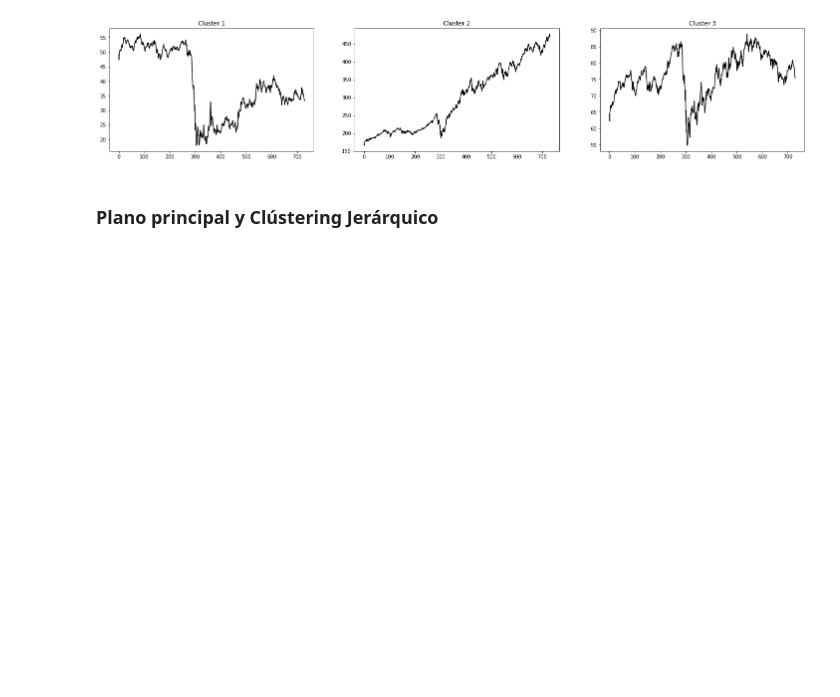
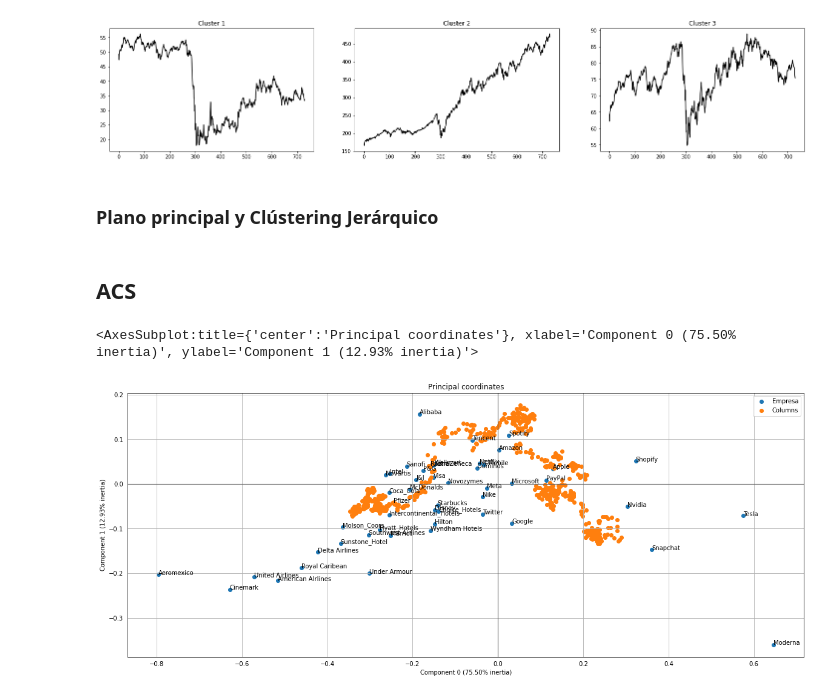
Before and after one commit to RachitVargas/Time_Series---Clustering, a Jupyter notebook: code/Time_Series.ipynb, the cells around one changed output. Drawn from its saved outputs; the diff is of its cells as text; code cells hidden in the pictures; blank space fills up the shorter version.

```diff
--- a/code/Time_Series.ipynb
+++ b/code/Time_Series.ipynb
@@ -466,3 +466,5 @@ for i in range(3):
 # %%
 pca.plot_kmeans(grupos, colores= ["blue", "red", "orange"], legend=True, ejes=[0,1] \
     , titulo = "Plano Principal con Clústering Jerárquico")
+# %% [markdown]
+## ACS
@@ -468,0 +616,2 @@ pca.plot_kmeans(grupos, colores= ["blue", "red", "orange"], legend=True, ejes=[0
+# %%
+ACS = CA(datos = df, n_componentes = 3)
@@ -468,0 +620,5 @@ pca.plot_kmeans(grupos, colores= ["blue", "red", "orange"], legend=True, ejes=[0
+# %%
+ACS.bitplot(labels_var=False, figsize=(20,8))
+# %% [output]
+<AxesSubplot:title={'center':'Principal coordinates'}, xlabel='Component 0 (75.50% inertia)', ylabel='Component 1 (12.93% inertia)'>
+[figure, added]
```
Also changed, not shown: parts of 2 cells of this notebook, 2 other files.
